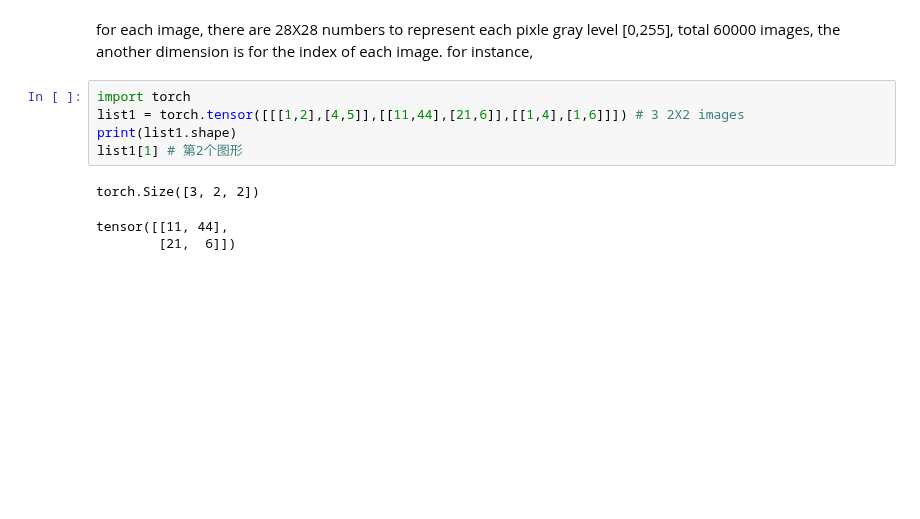
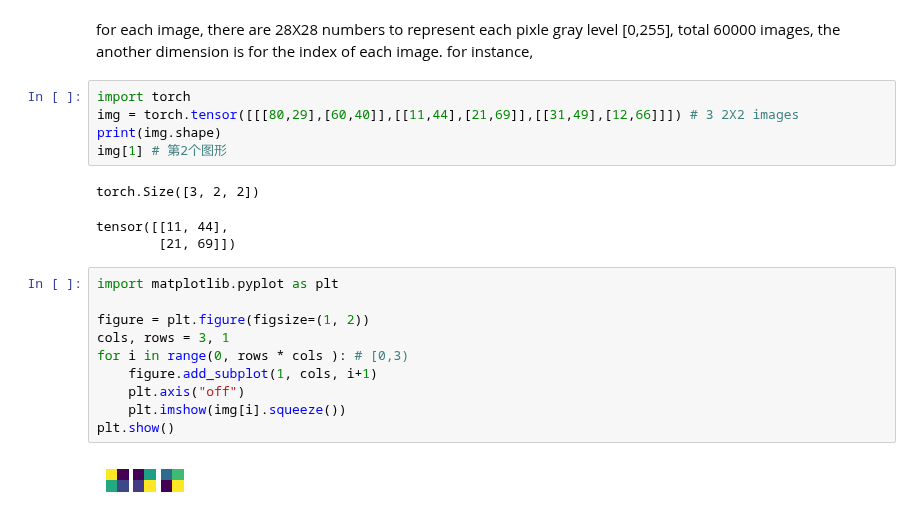
Before and after one commit to weip2008/LearnTorch, a Jupyter notebook: doc/torchBasics.ipynb, the cells around one changed output. Drawn from its saved outputs; the diff is of its cells as text; blank space fills up the shorter version.

Commit message:
generate random image

```diff
--- a/doc/torchBasics.ipynb
+++ b/doc/torchBasics.ipynb
@@ -225,13 +225,25 @@ torch.Size([1, 28, 28]) tensor([[[0.0000, 0.0000, 0.0000, 0.0000, 0.0000, 0.0000
 for each image, there are 28X28 numbers to represent each pixle gray level [0,255], total 60000 images, the another dimension is for the index of each image. for instance,
 # %%
 import torch
-list1 = torch.tensor([[[1,2],[4,5]],[[11,44],[21,6]],[[1,4],[1,6]]]) # 3 2X2 images
-print(list1.shape)
-list1[1] # 第2个图形
+img = torch.tensor([[[80,29],[60,40]],[[11,44],[21,69]],[[31,49],[12,66]]]) # 3 2X2 images
+print(img.shape)
+img[1] # 第2个图形
 # %% [output]
 torch.Size([3, 2, 2])
 tensor([[11, 44],
-        [21,  6]])
+        [21, 69]])
+# %%
+import matplotlib.pyplot as plt
+
+figure = plt.figure(figsize=(1, 2))
+cols, rows = 3, 1
+for i in range(0, rows * cols ): # [0,3)
+    figure.add_subplot(1, cols, i+1)
+    plt.axis("off")
+    plt.imshow(img[i].squeeze())
+plt.show()
+# %% [output]
+[figure, added]
 # %%
 img = torch.tensor([[[1,2],[4,5]]]) # 1个2X2的图像
 print(img.shape)
```
Also changed, not shown: parts of 2 cells of this notebook.
